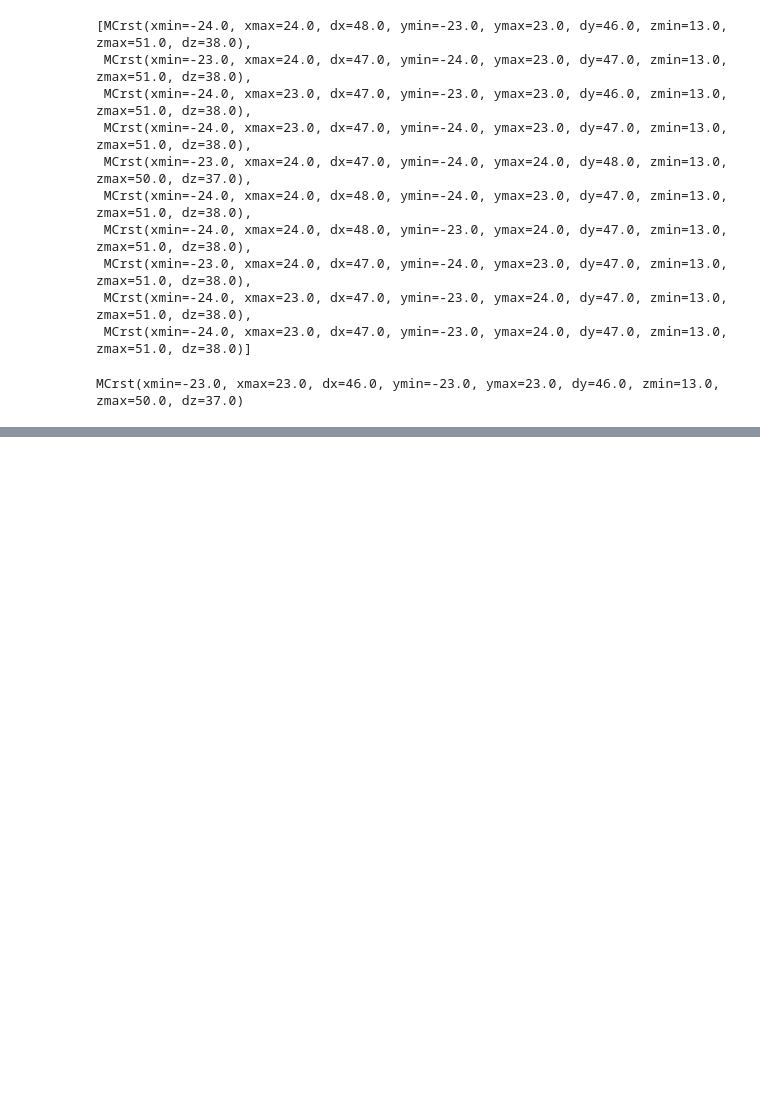
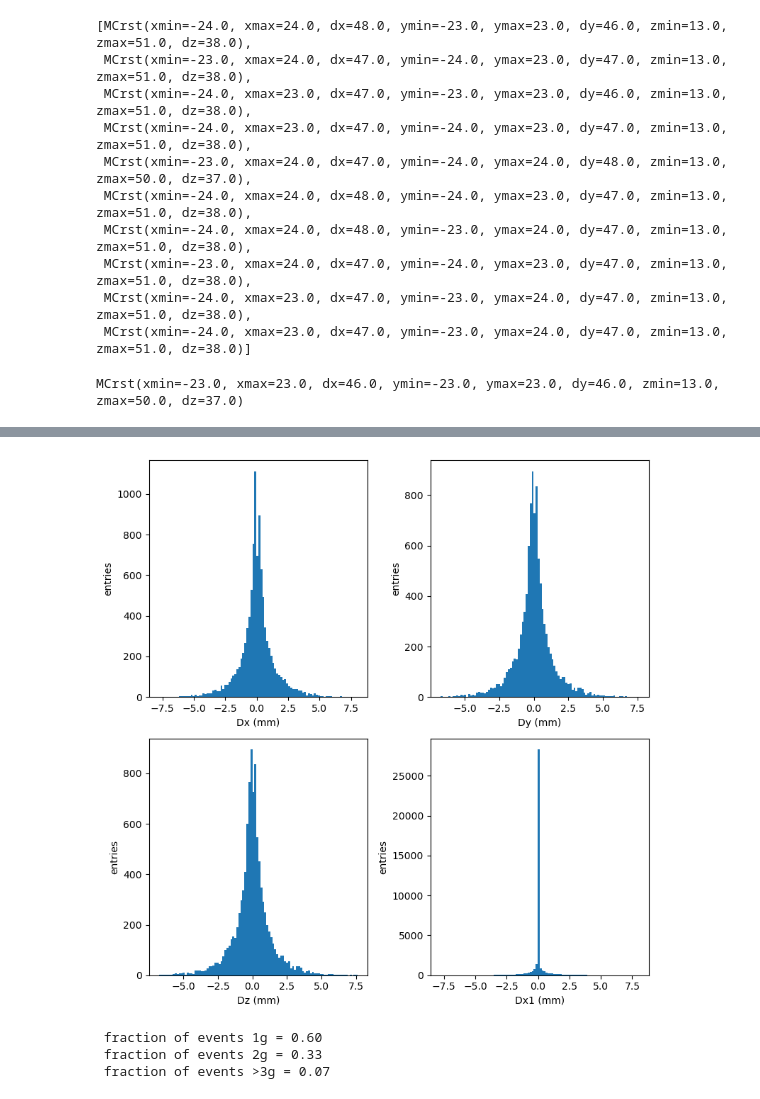
Before and after one commit to jjgomezcadenas/pymono, a Jupyter notebook: notebooks/cnnStudyApril2024/SelectMonolithicCsI.ipynb, the cells around one changed output, grey strips where cells are left out. Saved outputs shown, nothing was run; the diff lists cells and outputs as text; code cells hidden in the pictures; blank space fills up the shorter version.

```diff
--- a/notebooks/cnnStudyApril2024/SelectMonolithicCsI.ipynb
+++ b/notebooks/cnnStudyApril2024/SelectMonolithicCsI.ipynb
@@ -384,0 +558,2 @@ MCrst(xmin=-23.0, xmax=23.0, dx=46.0, ymin=-23.0, ymax=23.0, dy=46.0, zmin=13.0,
+# %%
+gdfb = voxelize(gdf,xyzc,1, sx=9,sy=9,sz=9,case='pixel', prnt=1)
@@ -384,0 +582,36 @@ MCrst(xmin=-23.0, xmax=23.0, dx=46.0, ymin=-23.0, ymax=23.0, dy=46.0, zmin=13.0,
+# %%
+def plotboxd(gdf,bins=100, figsize=(8,8)):
+
+    fig, ax = plt.subplots(2, 2, figsize=figsize)
+    dx =gdf.x1 - gdf.xbox
+    dy =gdf.y1 - gdf.ybox
+    dz =gdf.z1 - gdf.zbox
+
+    h00 = ax[0,0].hist(dx[np.abs(dx)>0.05],bins)
+    ax[0,0].set_xlabel("Dx (mm)")
+    ax[0,0].set_ylabel("entries")
+
+    h01 = ax[0,1].hist(dy[np.abs(dy)>0.05],bins)
+    ax[0,1].set_xlabel("Dy (mm)")
+    ax[0,1].set_ylabel("entries")
+
+    h02 = ax[1,0].hist(dy[np.abs(dy)>0.05],bins)
+    ax[1,0].set_xlabel("Dz (mm)")
+    ax[1,0].set_ylabel("entries")
+
+    h10 = ax[1,1].hist(dx,bins)
+    ax[1,1].set_xlabel("Dx1 (mm)")
+    ax[1,1].set_ylabel("entries")
+
+    fig.tight_layout()
+    plt.show()
+# %%
+plotboxd(gdfb,bins=100, figsize=(8,8))
+# %% [output]
+[figure, added]
+# %%
+ df1c, df2c, dfnc =streams(gdfb, 1, 1)
+# %% [output]
+ fraction of events 1g = 0.60
+ fraction of events 2g = 0.33
+ fraction of events >3g = 0.07
```
Also changed, not shown: parts of 28 cells of this notebook, 1 other file.
